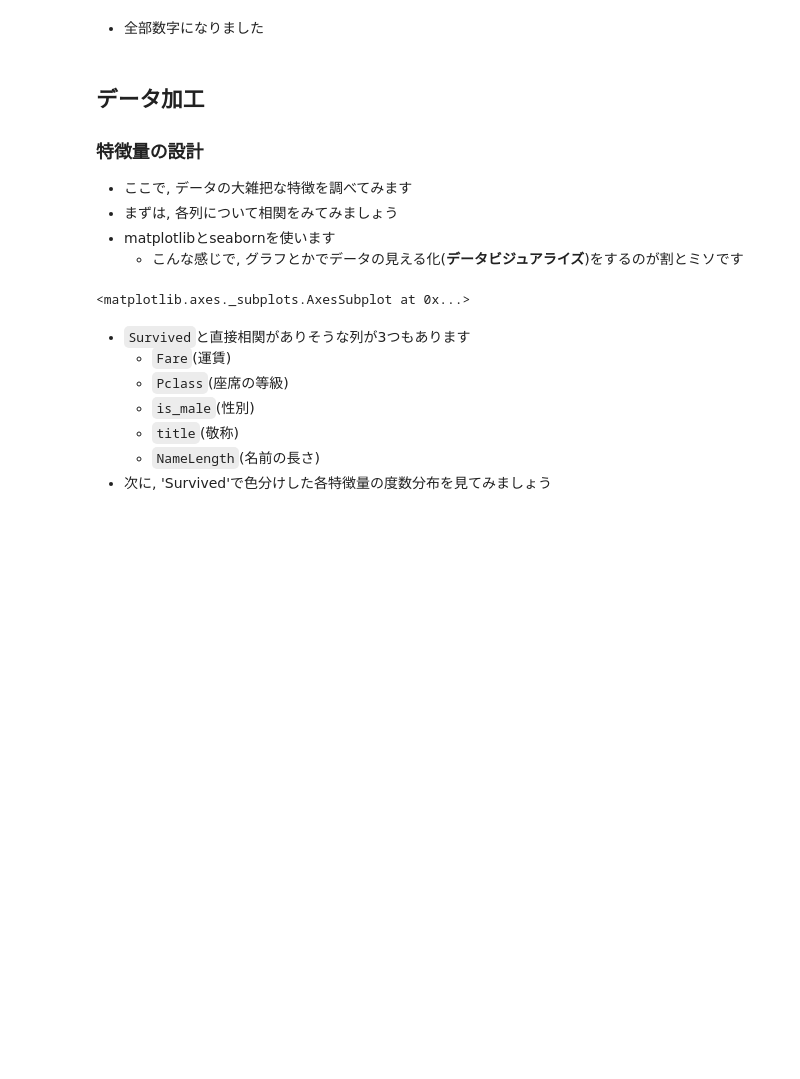
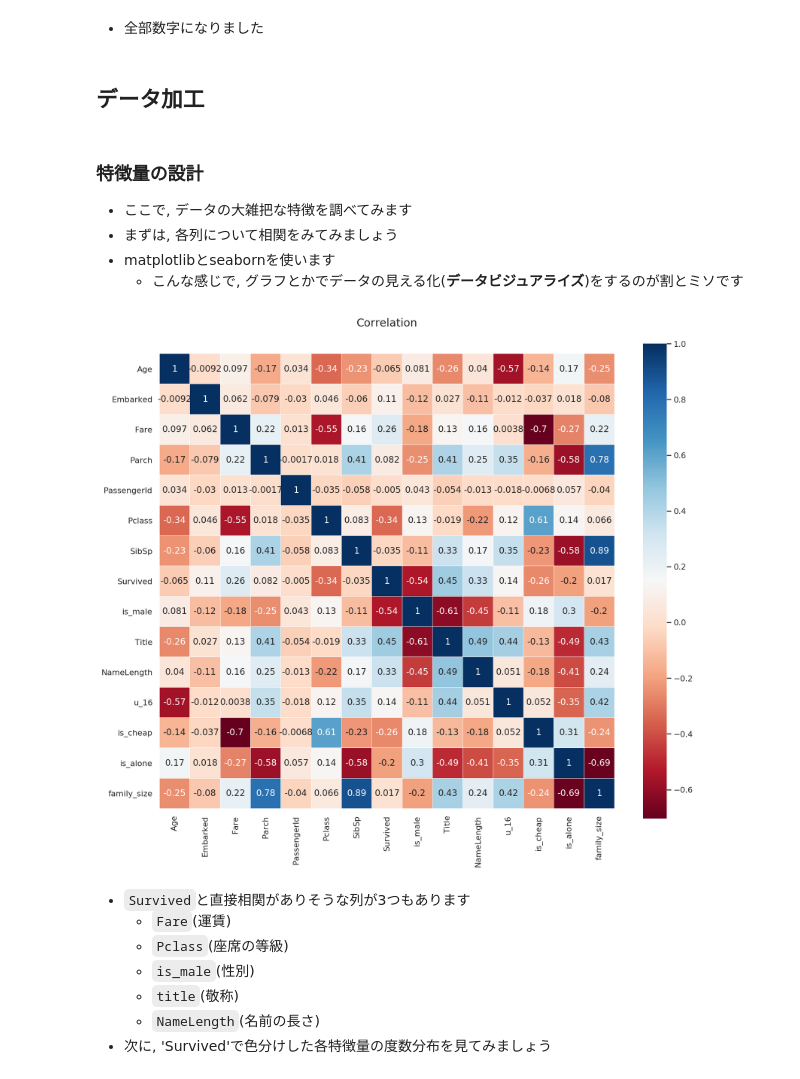
Before and after one commit to asaka-git/u-lab-titanic, a Jupyter notebook: 2020.ipynb, the cells around one changed output. Drawn from its saved outputs; the diff is of its cells as text; code cells hidden in the pictures; blank space fills up the shorter version.

```diff
--- a/2020.ipynb
+++ b/2020.ipynb
@@ -303,8 +312,9 @@ NameLength       int64
 dtype: object
 # %% [markdown]
 - 全部数字になりました
+# %% [markdown]
+## データ加工
 # %% [markdown]
-## データ加工
 ### 特徴量の設計
 - ここで, データの大雑把な特徴を調べてみます
 - まずは, 各列について相関をみてみましょう
@@ -313,13 +323,19 @@ dtype: object
 # %%
 import matplotlib.pyplot as plt
 import seaborn as sns
 
+# retina対応
+%config InlineBackend.figure_formats = {'png', 'retina'}
+# テーマ設定
+sns.set(style="whitegrid")
+
 colormap = plt.cm.RdBu
 plt.figure(figsize=(14,12))
 plt.title('Correlation', y=1.05, size=15)
-sns.heatmap(df[df["PassengerId"]<892].astype(float).corr(), linewidths=0.1,cmap=colormap, vmax=1.0, square=True, annot=True)
+sns.heatmap(df[df["PassengerId"]<892].astype(float).corr(), linewidths=0.1, cmap=colormap, vmax=1.0, square=True, annot=True)
+plt.show()
 # %% [output]
-<matplotlib.axes._subplots.AxesSubplot at 0x...>
+[figure, added]
 # %% [markdown]
 - `Survived`と直接相関がありそうな列が3つもあります
     - `Fare`(運賃)
```
Also changed, not shown: parts of 28 cells of this notebook, 1 other file.
